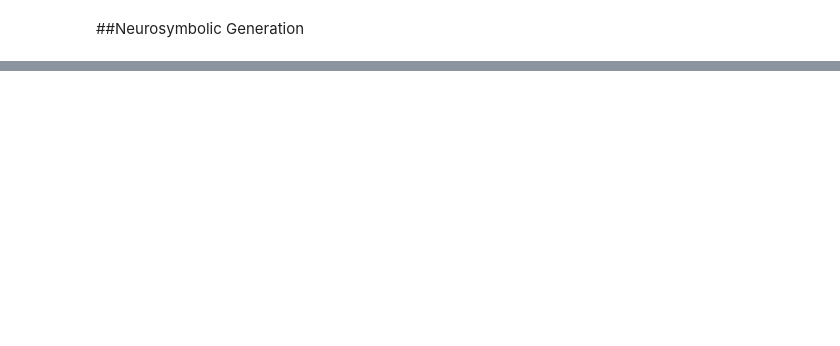
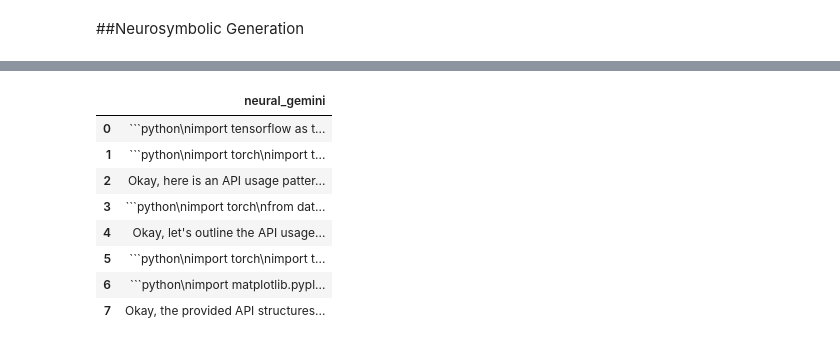
Before and after one commit to NeeharikaGupta/Neurosymbolic-API-Synthesis, a Jupyter notebook: gemini.ipynb, the cells around one changed output, grey strips where cells are left out. Drawn from its saved outputs; the diff is of its cells as text; code cells hidden in the pictures; blank space fills up the shorter version.

````diff
--- a/gemini.ipynb
+++ b/gemini.ipynb
@@ -253,0 +426,13 @@ df_results.to_csv(output_path, index=False)
+# %%
+df_neural = pd.read_csv("/content/drive/MyDrive/Stanford NLP/neural_results_gemini.csv")
+df_neural
+# %% [output]
+|  | neural_gemini |
+| 0 | ```python\nimport tensorflow as t... |
+| 1 | ```python\nimport torch\nimport t... |
+| 2 | Okay, here is an API usage patter... |
+| 3 | ```python\nimport torch\nfrom dat... |
+| 4 | Okay, let's outline the API usage... |
+| 5 | ```python\nimport torch\nimport t... |
+| 6 | ```python\nimport matplotlib.pypl... |
+| 7 | Okay, the provided API structures... |
````
Also changed, not shown: parts of 16 cells of this notebook, 47 other files.
